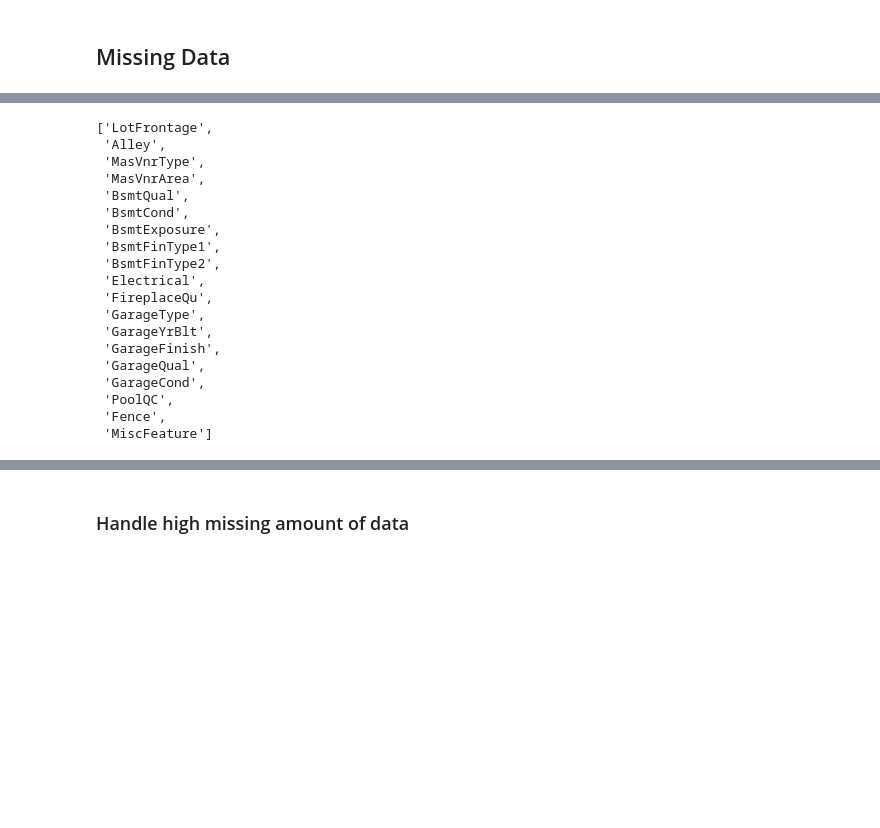
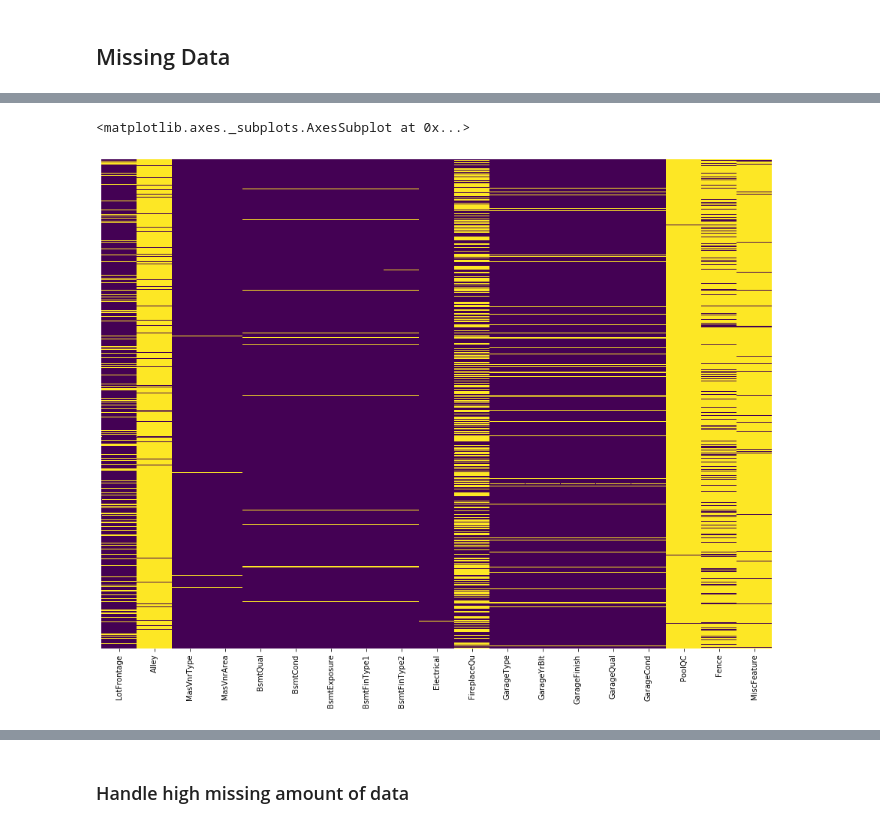
Before and after one commit to lijq33/Data-mining, a Jupyter notebook: Data Mining Assignment.ipynb, the cells around one changed output, grey strips where cells are left out. Saved outputs shown, nothing was run; the diff lists cells and outputs as text; code cells hidden in the pictures; blank space fills up the shorter version.

```diff
--- a/Data Mining Assignment.ipynb
+++ b/Data Mining Assignment.ipynb
@@ -57,23 +63,7 @@ Index(['Id', 'MSSubClass', 'MSZoning', 'LotFrontage', 'LotArea', 'Street',
 # %%
+f, ax = plt.subplots(figsize=(16, 12))
 col_missing_data = df_train.columns[df_train.isnull().sum() > 0].tolist()
-col_missing_data
+sns.heatmap(df_train[col_missing_data].isnull(), cbar=False, yticklabels=False, cmap='viridis')
 # %% [output]
-['LotFrontage',
- 'Alley',
- 'MasVnrType',
- 'MasVnrArea',
- 'BsmtQual',
- 'BsmtCond',
- 'BsmtExposure',
- 'BsmtFinType1',
- 'BsmtFinType2',
- 'Electrical',
- 'FireplaceQu',
- 'GarageType',
- 'GarageYrBlt',
- 'GarageFinish',
- 'GarageQual',
- 'GarageCond',
- 'PoolQC',
- 'Fence',
- 'MiscFeature']
+<matplotlib.axes._subplots.AxesSubplot at 0x...>
+[figure, added]
```
Also changed, not shown: parts of 45 cells of this notebook.
